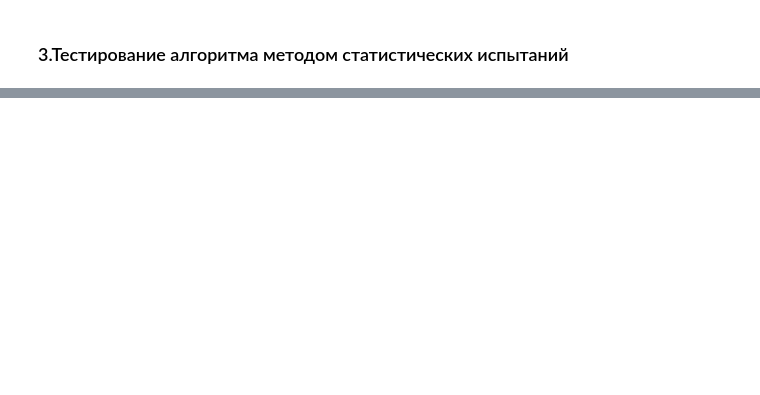
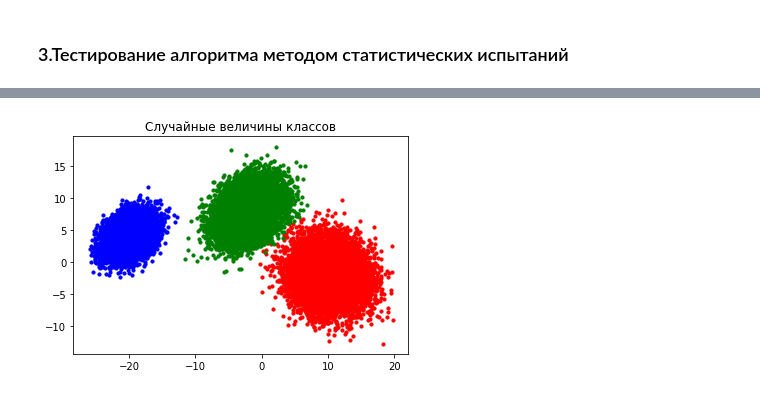
Before and after one commit to simonovEI/ml_csf, a Jupyter notebook: task3.ipynb, the cells around one changed output, grey strips where cells are left out. Saved outputs shown, nothing was run; the diff lists cells and outputs as text; code cells hidden in the pictures; blank space fills up the shorter version.

```diff
--- a/task3.ipynb
+++ b/task3.ipynb
@@ -133,0 +129,23 @@ for i in range(len(sample_size)):
+# %%
+def generate_points(m, C, n):
+    vals = np.zeros((M, 2, n))
+    for i in range(0, M):
+        rv = multivariate_normal(np.array(m)[:, i], C[:,:,i])
+        for j in range(0, n):
+            x, y = rv.rvs()
+            vals[i, 0:2, j] = rv.rvs()
+    return vals
+
+def draw_points(points, plot):
+    colors = ['r', 'g', 'b']
+    for i in range(0, M):
+        plot.scatter(points[i, 0, :], points[i, 1, :], c=colors[i], s=10)
+# %%
+fig = plt.figure()
+ax = fig.add_subplot(111)
+vals = generate_points(m, C, K)
+draw_points(vals, ax)
+plt.title('Случайные величины классов')
+plt.show()
+# %% [output]
+[figure, added]
```
Also changed, not shown: parts of 18 cells of this notebook.
